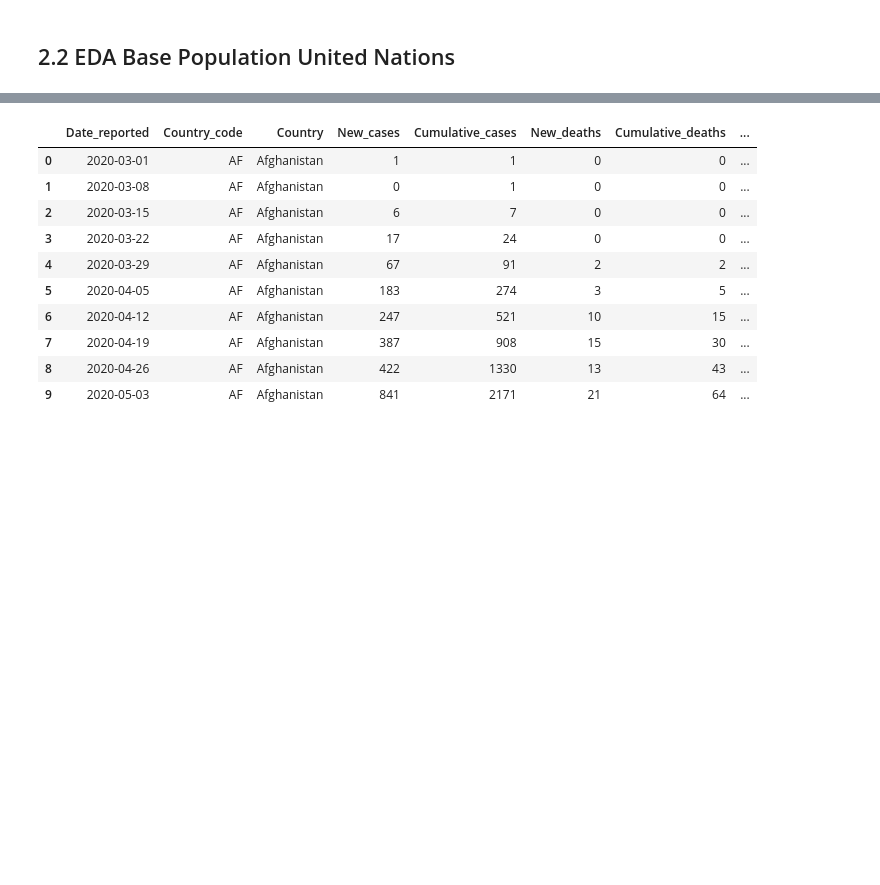
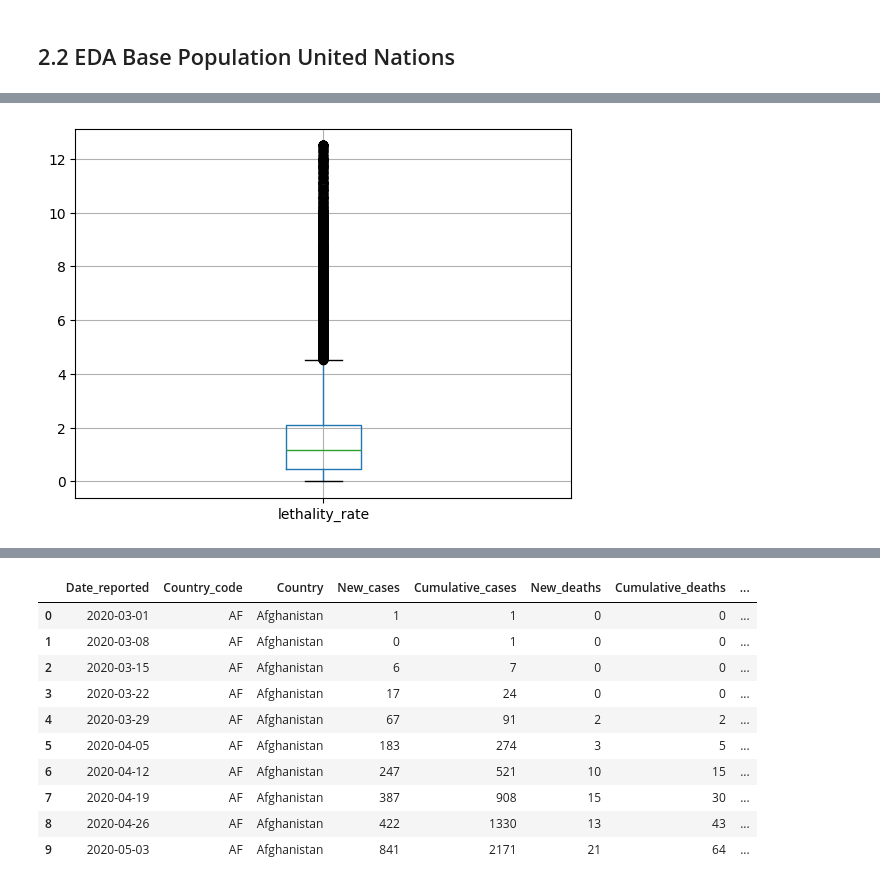
Before and after one commit to EdwinGarcia9/Covid19_Analyts, a Jupyter notebook: Covid19_Analytics.ipynb, the cells around one changed output, grey strips where cells are left out. Saved outputs shown, nothing was run; the diff lists cells and outputs as text; code cells hidden in the pictures; blank space fills up the shorter version.

```diff
--- a/Covid19_Analytics.ipynb
+++ b/Covid19_Analytics.ipynb
@@ -92,6 +100,11 @@ df_covid_limpio = df_covid[(df_covid['lethality_rate'] >= quantile_low) & (df_co
 # %%
 # Reiniciar el índice del dataframe final
 df_covid_limpio = df_covid_limpio.reset_index(drop=True)
+# %%
+df_covid_limpio.boxplot(column=['lethality_rate'])
+plt.show()
+# %% [output]
+[figure, added]
 # %%
 df_covid_limpio.info()
 # %% [output]
```
Also changed, not shown: parts of 29 cells of this notebook, 2 other files.
